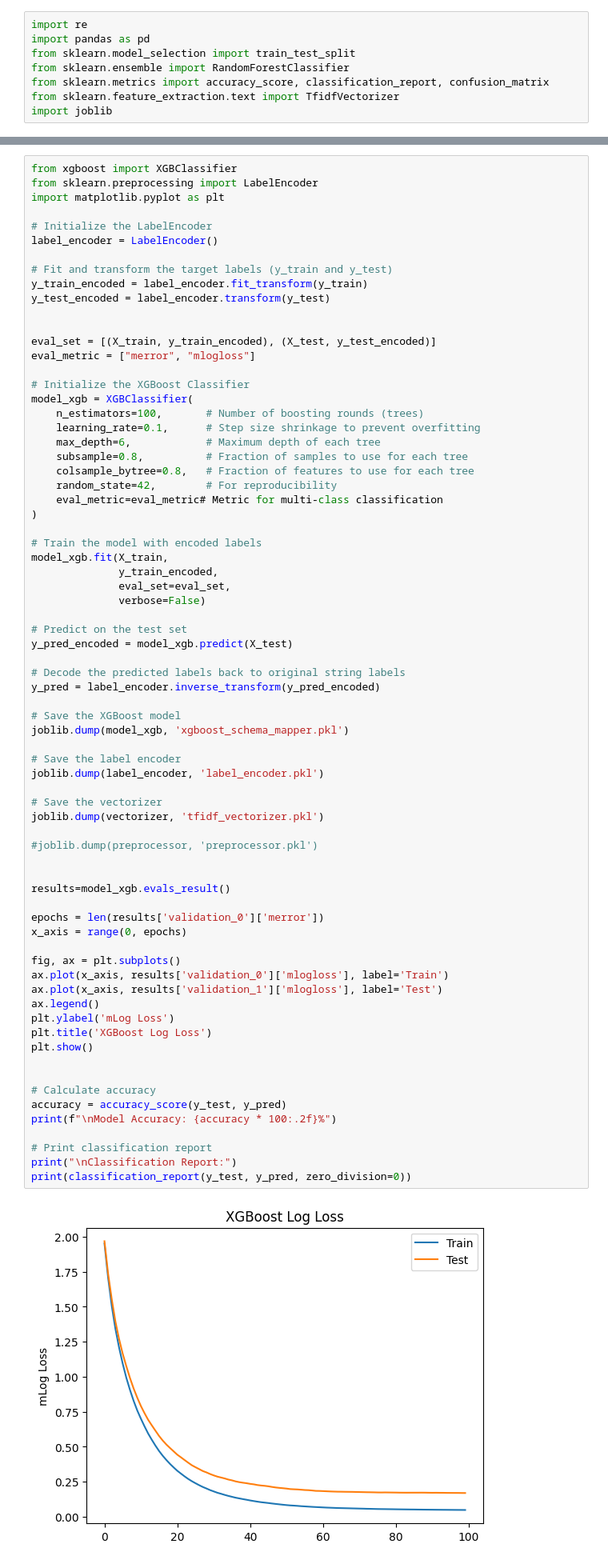
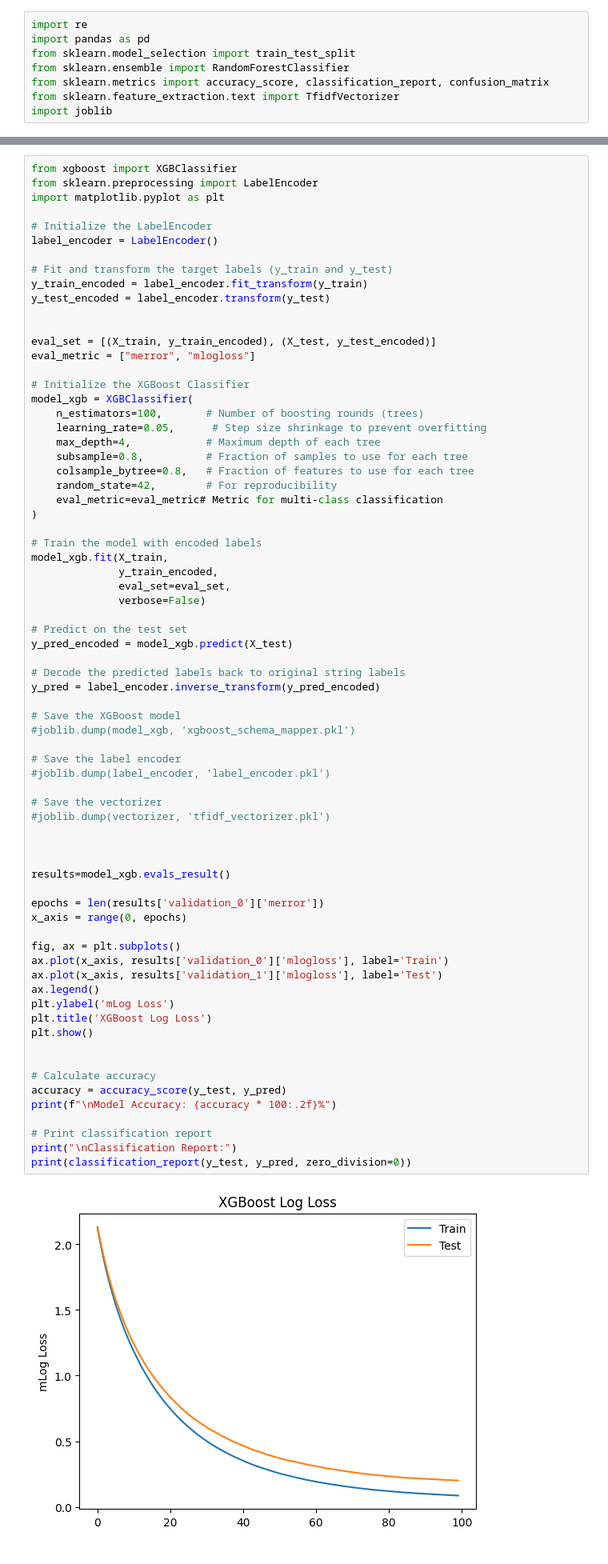
Before and after one commit to Melsa16/AI-powered-Schema-matching, a Jupyter notebook: Final-Copy1.ipynb, the cells around one changed output, grey strips where cells are left out. Shown: that part at 80% size. Saved outputs shown, nothing was run; the diff lists cells and outputs as text.

```diff
--- a/Final-Copy1.ipynb
+++ b/Final-Copy1.ipynb
@@ -48,8 +48,8 @@ eval_metric = ["merror", "mlogloss"]
 # Initialize the XGBoost Classifier
 model_xgb = XGBClassifier(
     n_estimators=100,       # Number of boosting rounds (trees)
-    learning_rate=0.1,      # Step size shrinkage to prevent overfitting
-    max_depth=6,            # Maximum depth of each tree
+    learning_rate=0.05,      # Step size shrinkage to prevent overfitting
+    max_depth=4,            # Maximum depth of each tree
     subsample=0.8,          # Fraction of samples to use for each tree
     colsample_bytree=0.8,   # Fraction of features to use for each tree
     random_state=42,        # For reproducibility
@@ -69,40 +69,39 @@ y_pred_encoded = model_xgb.predict(X_test)
 y_pred = label_encoder.inverse_transform(y_pred_encoded)
 
 # Save the XGBoost model
-joblib.dump(model_xgb, 'xgboost_schema_mapper.pkl')
+#joblib.dump(model_xgb, 'xgboost_schema_mapper.pkl')
 
 # Save the label encoder
-joblib.dump(label_encoder, 'label_encoder.pkl')
+#joblib.dump(label_encoder, 'label_encoder.pkl')
 
 # Save the vectorizer
-joblib.dump(vectorizer, 'tfidf_vectorizer.pkl')
+#joblib.dump(vectorizer, 'tfidf_vectorizer.pkl')
 
-#joblib.dump(preprocessor, 'preprocessor.pkl')
 
 
 results=model_xgb.evals_result()
 
 epochs = len(results['validation_0']['merror'])
 x_axis = range(0, epochs)
 
 fig, ax = plt.subplots()
 ax.plot(x_axis, results['validation_0']['mlogloss'], label='Train')
 ax.plot(x_axis, results['validation_1']['mlogloss'], label='Test')
 ax.legend()
 plt.ylabel('mLog Loss')
 plt.title('XGBoost Log Loss')
 plt.show()
 
 
 # Calculate accuracy
 accuracy = accuracy_score(y_test, y_pred)
 print(f"\nModel Accuracy: {accuracy * 100:.2f}%")
 
 # Print classification report
 print("\nClassification Report:")
 print(classification_report(y_test, y_pred, zero_division=0))
 # %% [output]
-[figure, old version]
+[figure, new version]
 Model Accuracy: 96.25%
 
 Classification Report:
```
Also changed, not shown: parts of 8 cells of this notebook, 5 other files.
